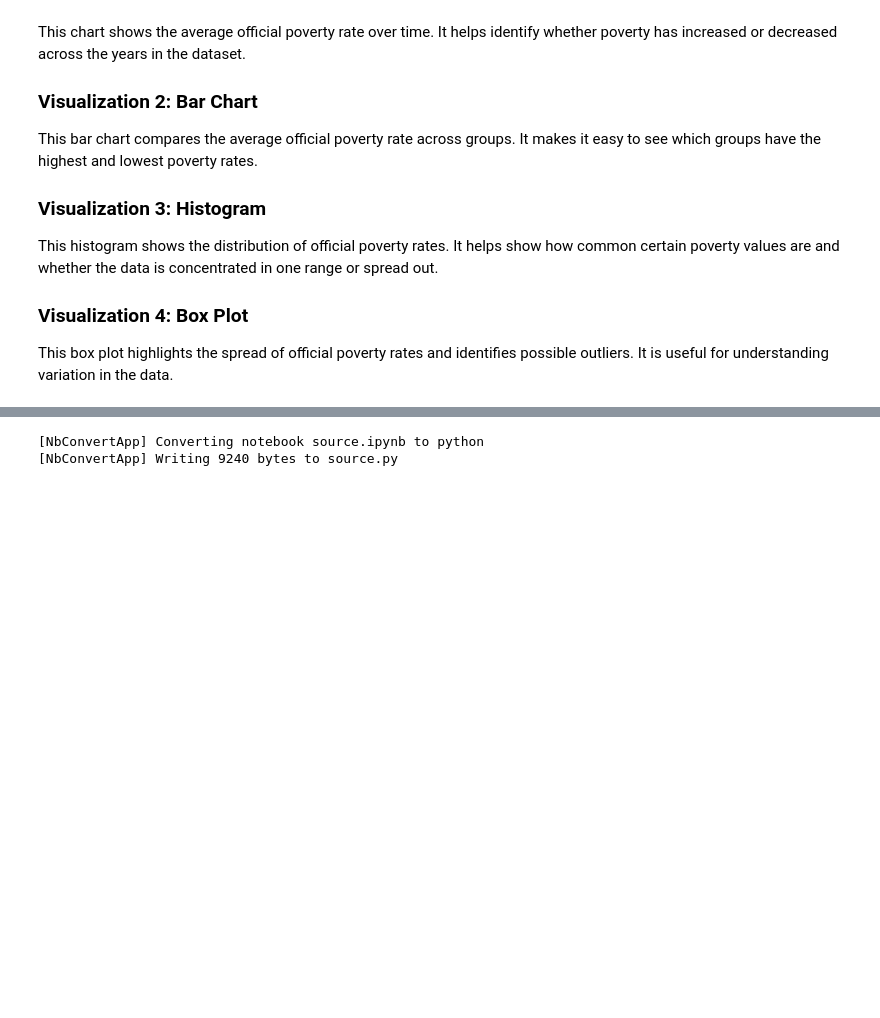
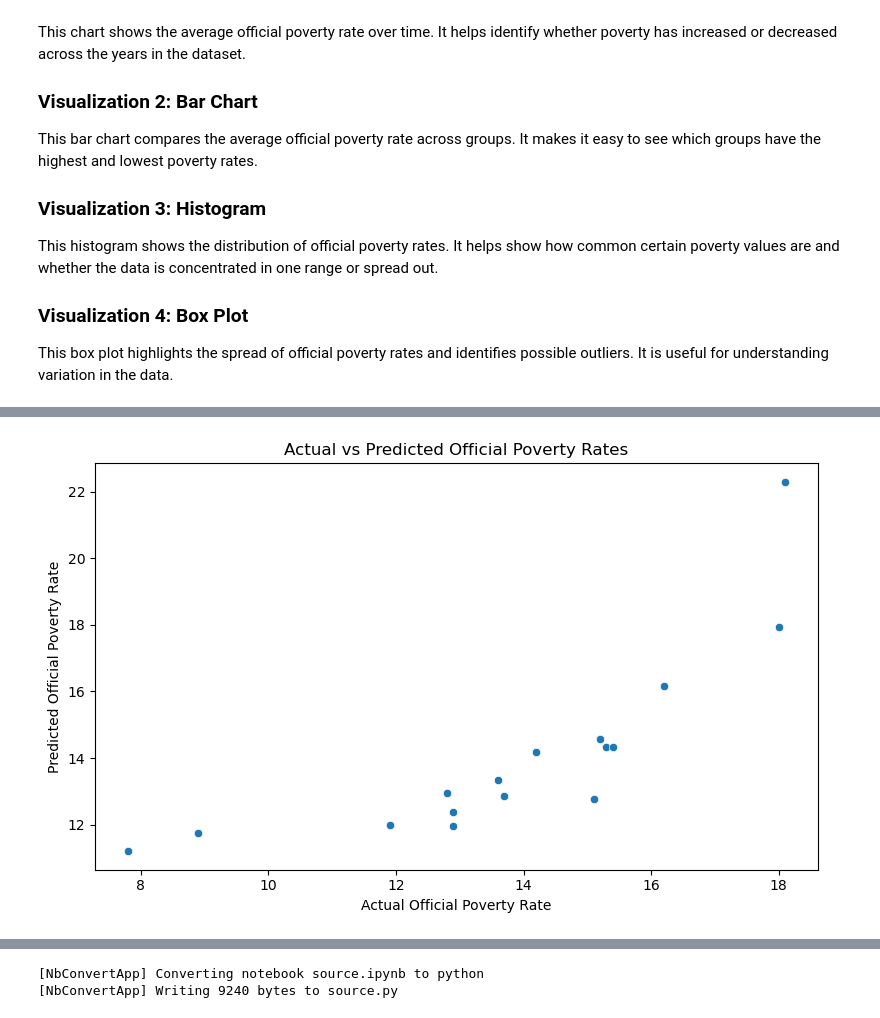
Before and after one commit to BennieJeffer/final-project-BennieJeffer, a Jupyter notebook: source.ipynb, the cells around one changed output, grey strips where cells are left out. Cells and saved outputs as stored; diff of their text form; code cells hidden in the pictures; blank space fills up the shorter version.

```diff
--- a/source.ipynb
+++ b/source.ipynb
@@ -278,0 +515,7 @@ This box plot highlights the spread of official poverty rates and identifies pos
+# %%
+# Select the best model based on the lowest Test RMSE
+best_model_name = results_df.iloc[0]["Model"]
+best_model = models[best_model_name]
+
+print("Best model based on Test RMSE:", best_model_name)
+print(results_df.iloc[0])
@@ -278,0 +528,9 @@ This box plot highlights the spread of official poverty rates and identifies pos
+# %%
+# Compare actual vs predicted values for the best model
+best_predictions = best_model.predict(X_test)
+comparison_df = pd.DataFrame({
+    "Actual Official Poverty Rate": y_test.values,
+    "Predicted Official Poverty Rate": best_predictions
+})
+
+comparison_df.head(10)
@@ -278,0 +549,14 @@ This box plot highlights the spread of official poverty rates and identifies pos
+# %%
+# Visualization: Actual vs predicted poverty rates
+plt.figure(figsize=(8, 5))
+sns.scatterplot(
+    x=comparison_df["Actual Official Poverty Rate"],
+    y=comparison_df["Predicted Official Poverty Rate"]
+)
+plt.title("Actual vs Predicted Official Poverty Rates")
+plt.xlabel("Actual Official Poverty Rate")
+plt.ylabel("Predicted Official Poverty Rate")
+plt.tight_layout()
+plt.show()
+# %% [output]
+[figure, added]
```
Also changed, not shown: parts of 16 cells of this notebook, 1 other file.
